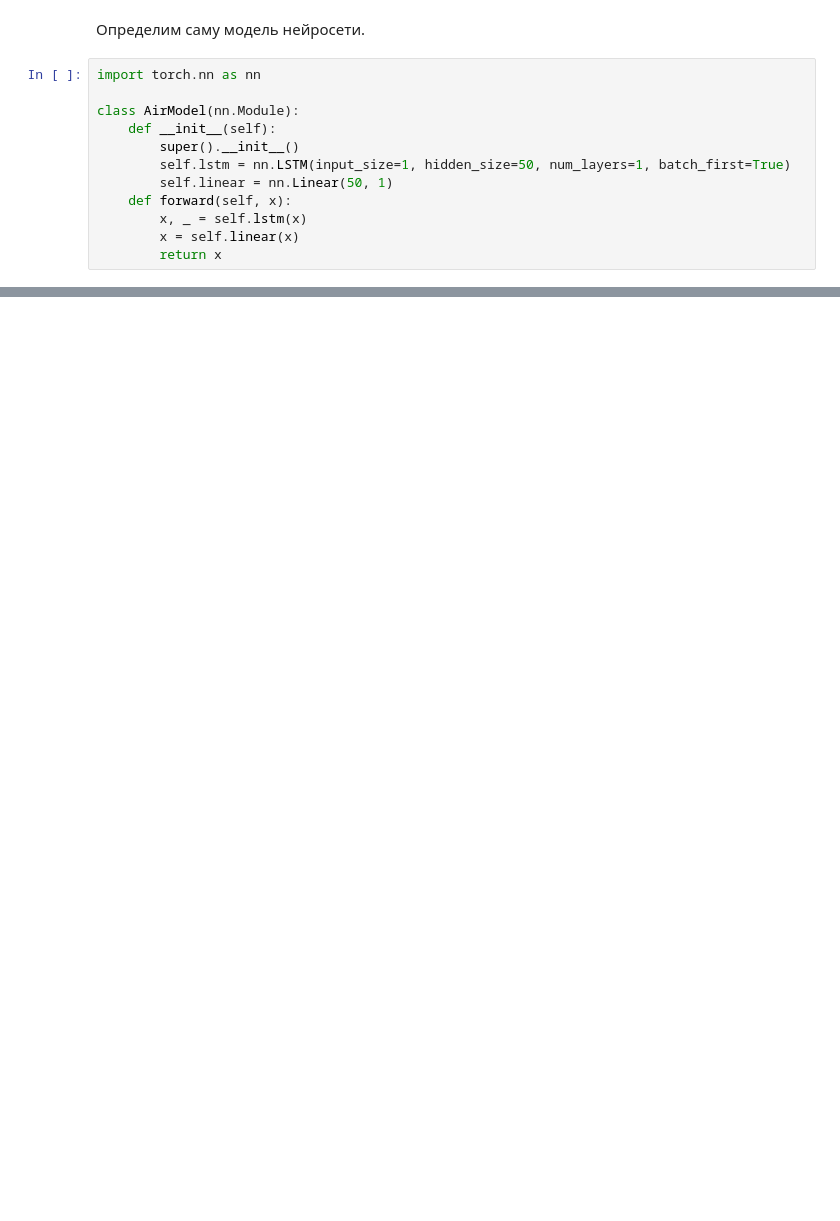
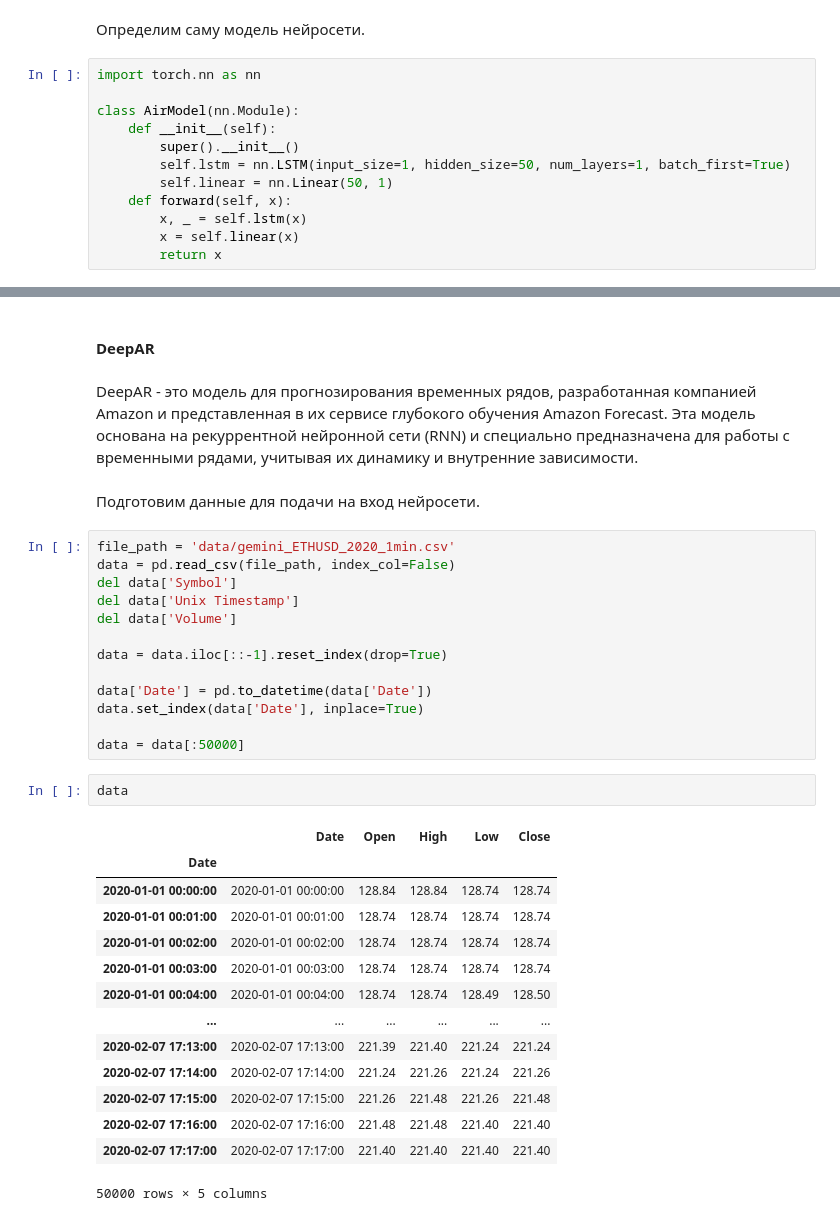
Before and after one commit to onedanoken/timeseries_homeworks, a Jupyter notebook: final_project/final_project.ipynb, the cells around one changed output, grey strips where cells are left out. Cells and saved outputs as stored; diff of their text form; blank space fills up the shorter version.

```diff
--- a/final_project/final_project.ipynb
+++ b/final_project/final_project.ipynb
@@ -733,0 +890,36 @@ class AirModel(nn.Module):
+# %% [markdown]
+#### DeepAR
+# %% [markdown]
+DeepAR - это модель для прогнозирования временных рядов, разработанная компанией Amazon и представленная в их сервисе глубокого обучения Amazon Forecast. Эта модель основана на рекуррентной нейронной сети (RNN) и специально предназначена для работы с временными рядами, учитывая их динамику и внутренние зависимости.
+# %% [markdown]
+Подготовим данные для подачи на вход нейросети.
+# %%
+file_path = 'data/gemini_ETHUSD_2020_1min.csv'
+data = pd.read_csv(file_path, index_col=False)
+del data['Symbol']
+del data['Unix Timestamp']
+del data['Volume']
+
+data = data.iloc[::-1].reset_index(drop=True)
+
+data['Date'] = pd.to_datetime(data['Date'])
+data.set_index(data['Date'], inplace=True)
+
+data = data[:50000]
+# %%
+data
+# %% [output]
+|  | Date | Open | High | Low | Close |
+| Date |  |  |  |  |  |
+| 2020-01-01 00:00:00 | 2020-01-01 00:00:00 | 128.84 | 128.84 | 128.74 | 128.74 |
+| 2020-01-01 00:01:00 | 2020-01-01 00:01:00 | 128.74 | 128.74 | 128.74 | 128.74 |
+| 2020-01-01 00:02:00 | 2020-01-01 00:02:00 | 128.74 | 128.74 | 128.74 | 128.74 |
+| 2020-01-01 00:03:00 | 2020-01-01 00:03:00 | 128.74 | 128.74 | 128.74 | 128.74 |
+| 2020-01-01 00:04:00 | 2020-01-01 00:04:00 | 128.74 | 128.74 | 128.49 | 128.50 |
+| ... | ... | ... | ... | ... | ... |
+| 2020-02-07 17:13:00 | 2020-02-07 17:13:00 | 221.39 | 221.40 | 221.24 | 221.24 |
+| 2020-02-07 17:14:00 | 2020-02-07 17:14:00 | 221.24 | 221.26 | 221.24 | 221.26 |
+| 2020-02-07 17:15:00 | 2020-02-07 17:15:00 | 221.26 | 221.48 | 221.26 | 221.48 |
+| 2020-02-07 17:16:00 | 2020-02-07 17:16:00 | 221.48 | 221.48 | 221.40 | 221.40 |
+| 2020-02-07 17:17:00 | 2020-02-07 17:17:00 | 221.40 | 221.40 | 221.40 | 221.40 |
+50000 rows × 5 columns
```
Also changed, not shown: parts of 39 cells of this notebook, 12 other files.
